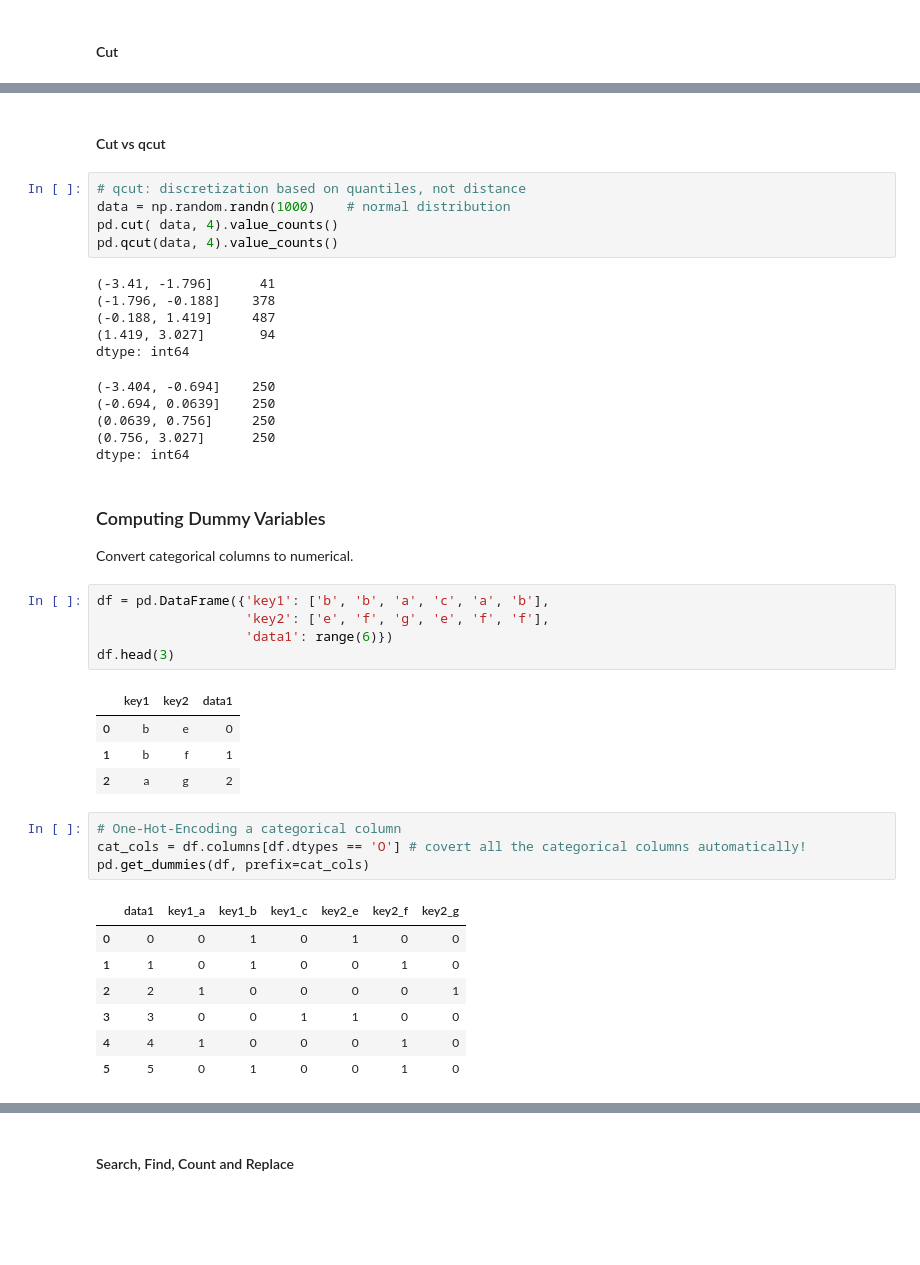
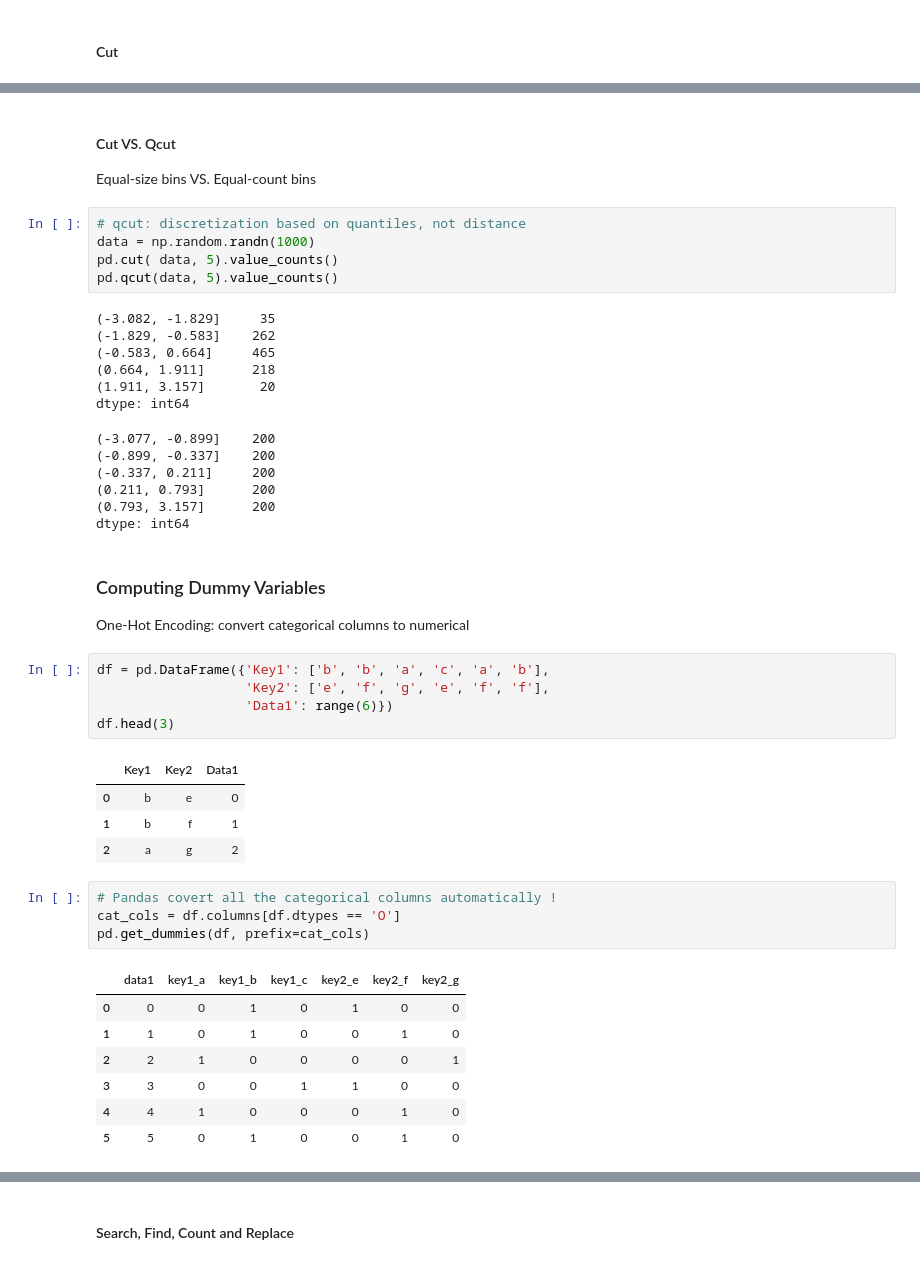
Before and after one commit to weihua77/Data_Science_Daily, a Jupyter notebook: Data_Wrangling_Python/2_Data_Cleaning_and_Preprocessing.ipynb, the cells around one changed output, grey strips where cells are left out. Drawn from its saved outputs; the diff is of its cells as text; blank space fills up the shorter version.

Commit message:
Added highlight section for 2_Data_Cleaning_and_Preprocessing.ipynb

```diff
--- a/Data_Wrangling_Python/2_Data_Cleaning_and_Preprocessing.ipynb
+++ b/Data_Wrangling_Python/2_Data_Cleaning_and_Preprocessing.ipynb
@@ -375,37 +386,40 @@ Index(['Youth', 'YoungAdult', 'MiddleAged', 'Senior'], dtype='object')
-# %% [markdown]
-#### Cut vs qcut
+# %% [markdown]
+#### Cut VS. Qcut
+Equal-size bins VS. Equal-count bins
 # %%
 # qcut: discretization based on quantiles, not distance
-data = np.random.randn(1000)    # normal distribution
-pd.cut( data, 4).value_counts()
-pd.qcut(data, 4).value_counts()
+data = np.random.randn(1000)
+pd.cut( data, 5).value_counts()
+pd.qcut(data, 5).value_counts()
 # %% [output]
-(-3.41, -1.796]      41
-(-1.796, -0.188]    378
-(-0.188, 1.419]     487
-(1.419, 3.027]       94
+(-3.082, -1.829]     35
+(-1.829, -0.583]    262
+(-0.583, 0.664]     465
+(0.664, 1.911]      218
+(1.911, 3.157]       20
 dtype: int64
-(-3.404, -0.694]    250
-(-0.694, 0.0639]    250
-(0.0639, 0.756]     250
-(0.756, 3.027]      250
+(-3.077, -0.899]    200
+(-0.899, -0.337]    200
+(-0.337, 0.211]     200
+(0.211, 0.793]      200
+(0.793, 3.157]      200
 dtype: int64
 # %% [markdown]
 ### Computing Dummy Variables
-Convert categorical columns to numerical.
+One-Hot Encoding: convert categorical columns to numerical
 # %%
-df = pd.DataFrame({'key1': ['b', 'b', 'a', 'c', 'a', 'b'],
-                   'key2': ['e', 'f', 'g', 'e', 'f', 'f'],
-                   'data1': range(6)})
+df = pd.DataFrame({'Key1': ['b', 'b', 'a', 'c', 'a', 'b'],
+                   'Key2': ['e', 'f', 'g', 'e', 'f', 'f'],
+                   'Data1': range(6)})
 df.head(3)
 # %% [output]
-|  | key1 | key2 | data1 |
+|  | Key1 | Key2 | Data1 |
 | 0 | b | e | 0 |
 | 1 | b | f | 1 |
 | 2 | a | g | 2 |
 # %%
-# One-Hot-Encoding a categorical column
-cat_cols = df.columns[df.dtypes == 'O'] # covert all the categorical columns automatically!
+# Pandas covert all the categorical columns automatically !
+cat_cols = df.columns[df.dtypes == 'O']
 pd.get_dummies(df, prefix=cat_cols)
 # %% [output]
 |  | data1 | key1_a | key1_b | key1_c | key2_e | key2_f | key2_g |
```
Also changed, not shown: parts of 29 cells of this notebook.
